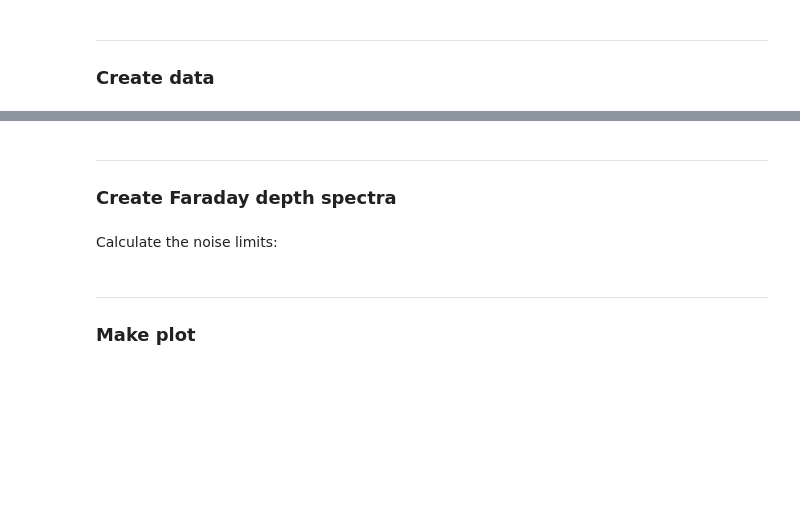
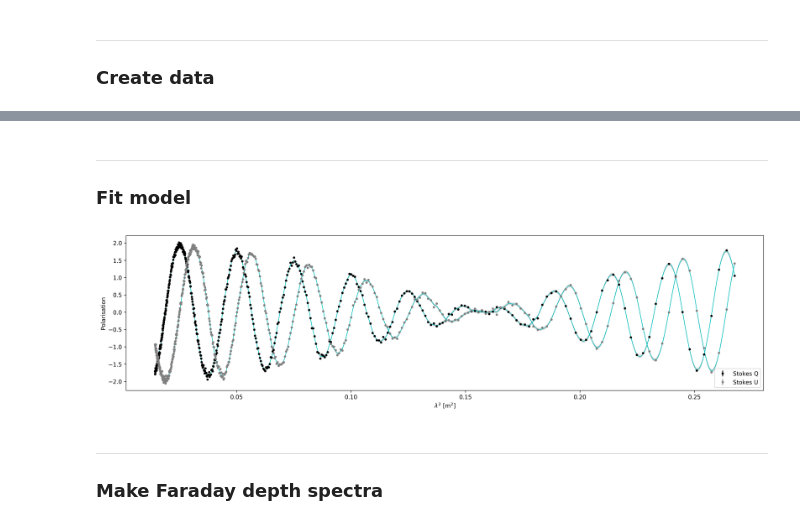
Before and after one commit to as595/GPM-for-Faraday-Depth-Spectra, a Jupyter notebook: NOTEBOOKS/Figure8.ipynb, the cells around one changed output, grey strips where cells are left out. Saved outputs shown, nothing was run; the diff lists cells and outputs as text; code cells hidden in the pictures; blank space fills up the shorter version.

```diff
--- a/NOTEBOOKS/Figure8.ipynb
+++ b/NOTEBOOKS/Figure8.ipynb
@@ -35 +51,10 @@ stokesQ, stokesU = make_scenario2(phi_fg, phi_gal, l2)
+# %%
+stokesQ = 0.
+stokesU = 0.
+for i in range(0,nsrc):
+
+    q,u = fd_thin(l2,phi0[i],p0[i])
+
+    stokesQ+=q
+    stokesU+=u
 # %%
@@ -149,0 +64,3 @@ mu_q40, std_q40, mu_u40, std_u40 = GP.celerite_predict(stokesQ40n, stokesU40n, l
+# %% [markdown]
+---
+### Fit model
@@ -150,3 +71,21 @@ mu_q40, std_q40, mu_u40, std_u40 = GP.celerite_predict(stokesQ40n, stokesU40n, l
+# %%
+ax2 = pl.subplot(111)
+
+ax2.plot(t1, mu_q, linestyle='-', color = 'c', lw=1.0)
+ax2.plot(t1, mu_u, linestyle='-', color = 'c', lw=1.0)
+
+ax2.fill_between(t1,mu_q-std_q,mu_q+std_q, facecolor='lightgray')
+ax2.fill_between(t1,mu_u-std_u,mu_u+std_u, facecolor='lightgray')
+
+ax2.errorbar(l2[::-1],stokesQn[::-1], yerr=0., fmt='.', c='black', capthick=0, label="Stokes Q")
+ax2.errorbar(l2[::-1],stokesUn[::-1], yerr=0., fmt='.', c='grey', capthick=0, label="Stokes U")
+
+ax2.set_ylabel("Polarisation")
+ax2.set_xlabel(r"$\lambda^2$ [m$^2$]")
+ax2.legend()
+pl.show()
+# %% [output]
+[figure, added]
 # %% [markdown]
 ---
-### Create Faraday depth spectra
+### Make Faraday depth spectra
@@ -206,2 +91,0 @@ rmtf40gp = np.array(rmtf40gp)
-# %% [markdown]
-Calculate the noise limits:
@@ -227,3 +91,0 @@ sigma_fd40 = 5.*np.std(np.real(nspec40gp))
-# %% [markdown]
----
-### Make plot
```
Also changed, not shown: parts of 29 cells of this notebook.
